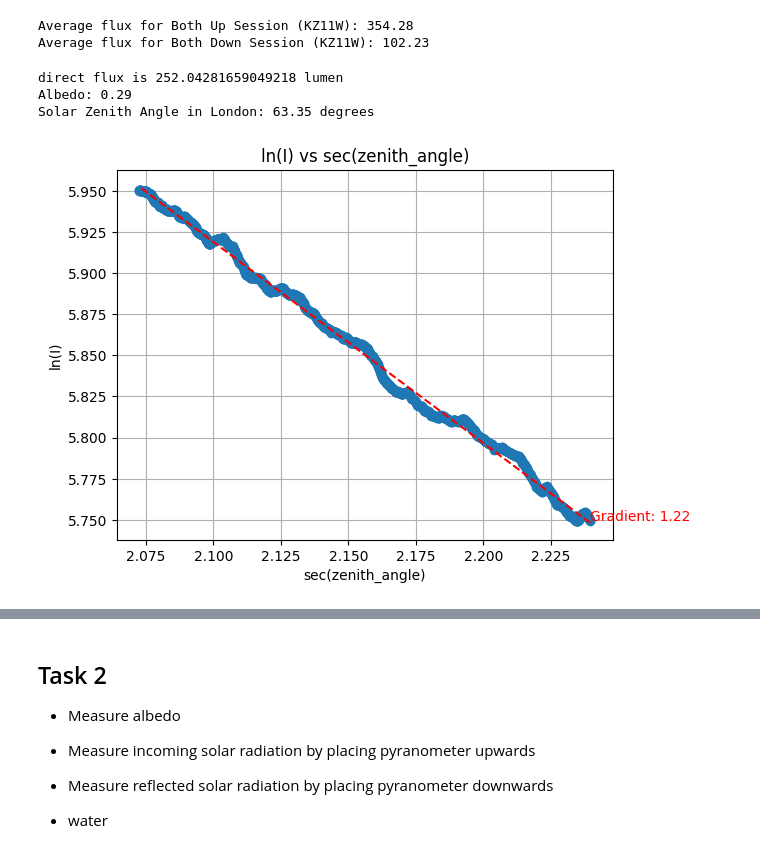
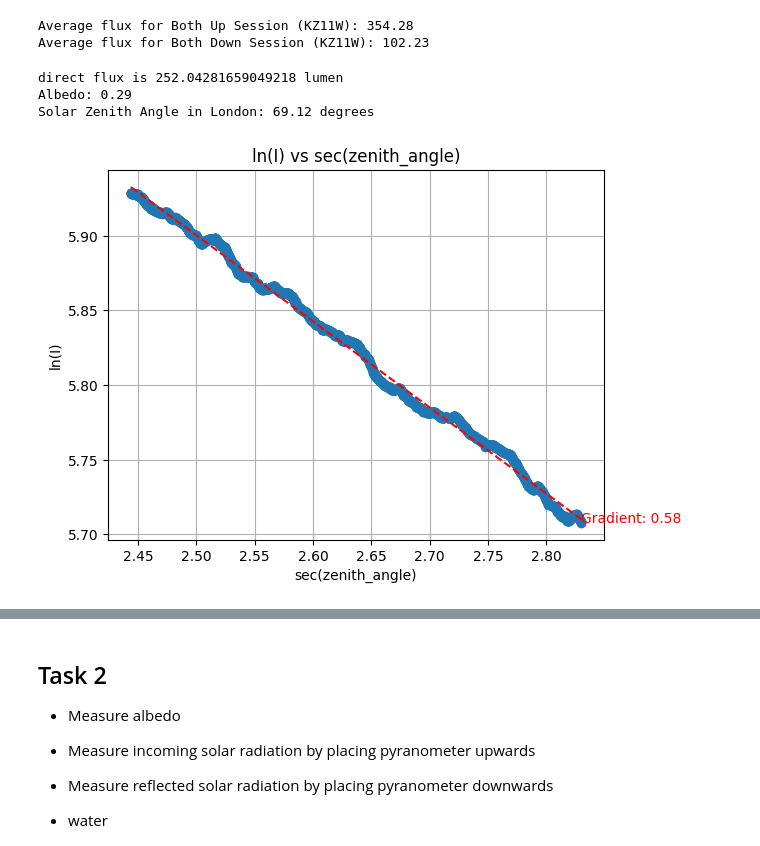
Before and after one commit to WeepsDanky/F1-solar-radiation, a Jupyter notebook: untitled.ipynb, the cells around one changed output, grey strips where cells are left out. Saved outputs shown, nothing was run; the diff lists cells and outputs as text; code cells hidden in the pictures.

```diff
--- a/untitled.ipynb
+++ b/untitled.ipynb
@@ -166,7 +166,7 @@ def get_solar_zenith_angle(latitude, longitude, local_time):
 # Coordinates and local time for London
 latitude = 51.5054772
 longitude = -0.1766496
-local_time = datetime.datetime(2024,10,11,9,57,0,tzinfo=datetime.timezone.utc) # - datetime.timedelta(hours=1)
+local_time = datetime.datetime(2024,10,11,9,57,0,tzinfo=datetime.timezone.utc) - datetime.timedelta(hours=1)
 
 
 # Calculate solar zenith angle
@@ -176,7 +176,7 @@ print(f"Solar Zenith Angle in London: {zenith_angle:.2f} degrees")
 # %% [output]
 direct flux is 252.04281659049218 lumen
 Albedo: 0.29
-Solar Zenith Angle in London: 63.35 degrees
+Solar Zenith Angle in London: 69.12 degrees
 # %%
 # Plot to calculate vertical column optical depth of clear sky
 # Vertical column optical depth - Beer-Lambert-Bouguer Law
@@ -190,12 +190,12 @@ from pysolar.solar import get_altitude
 import datetime
 
 # Load the data for the "Both Up Session"
-selected_label = 'Both Up Session'
+selected_label = 'Both Up Session'  # Ensure this matches the label used in your dataframes
 selected_df = dataframes[selected_label]
 
 # Calculate direct flux
 total_flux = selected_df['KZ11W:']
-diffusive_flux = 0.01 * selected_df['KZ11W:']
+diffusive_flux = selected_df['KZ11C:']
 direct_flux = total_flux - diffusive_flux
 
 # Calculate solar zenith angle for each time point
@@ -205,35 +205,35 @@ y_data = []
 
 for time_str in selected_df['Time']:
     # Convert time string to datetime object
-    time_obj = datetime.datetime.strptime(time_str, '%H:%M:%S').replace(year=2024, month=10, day=11, tzinfo=datetime.timezone.utc)
+    time_obj = datetime.datetime.strptime(time_str, '%H:%M:%S').replace(year=2024, month=10, day=11, tzinfo=datetime.timezone.utc) - datetime.timedelta(hours=1)
     altitude = get_altitude(latitude, longitude, time_obj)
     zenith_angle = 90 - altitude
     y_data.append(zenith_angle)
 
 # Discard the last data point
 sec_zenith_angle = 1 / np.cos(np.radians(y_data[:-1]))
 ln_I = np.log(direct_flux[:-1])
 
 # Plotting
 plt.plot(sec_zenith_angle, ln_I, 'o-')
 plt.xlabel('sec(zenith_angle)')
 plt.ylabel('ln(I)')
 plt.title('ln(I) vs sec(zenith_angle)')
 
 # Calculate the gradient (vertical column optical depth)
 gradient, intercept = np.polyfit(sec_zenith_angle, ln_I, 1)
 
 # Plotting the fitted line
 plt.plot(sec_zenith_angle, gradient * np.array(sec_zenith_angle) + intercept, 'r--')
 
 # Display the gradient value on the plot
 optical_depth = -gradient
 plt.text(sec_zenith_angle[0], ln_I[0], f'Gradient: {optical_depth:.2f}', color='red')
 
 plt.grid(True)
 plt.show()
 
-for time_str, angle, intensity in zip(selected_df['Time'][:-1], y_data[:-1], direct_flux[:-1]):
-    print(f"Time: {time_str}, Zenith Angle: {angle:.2f}, Intensity: {intensity:.2f}")
+for time_str, angle, sec_angle, intensity in zip(selected_df['Time'][:-1], y_data[:-1], sec_zenith_angle, direct_flux[:-1]):
+    print(f"Time: {time_str}, Zenith Angle: {angle:.2f}, sec(Zenith Angle): {sec_angle:.2f}, Intensity: {intensity:.2f}")
 # %% [output]
-[figure, old version]
+[figure, new version]
```
Also changed, not shown: parts of 4 cells of this notebook, 1 other file.
